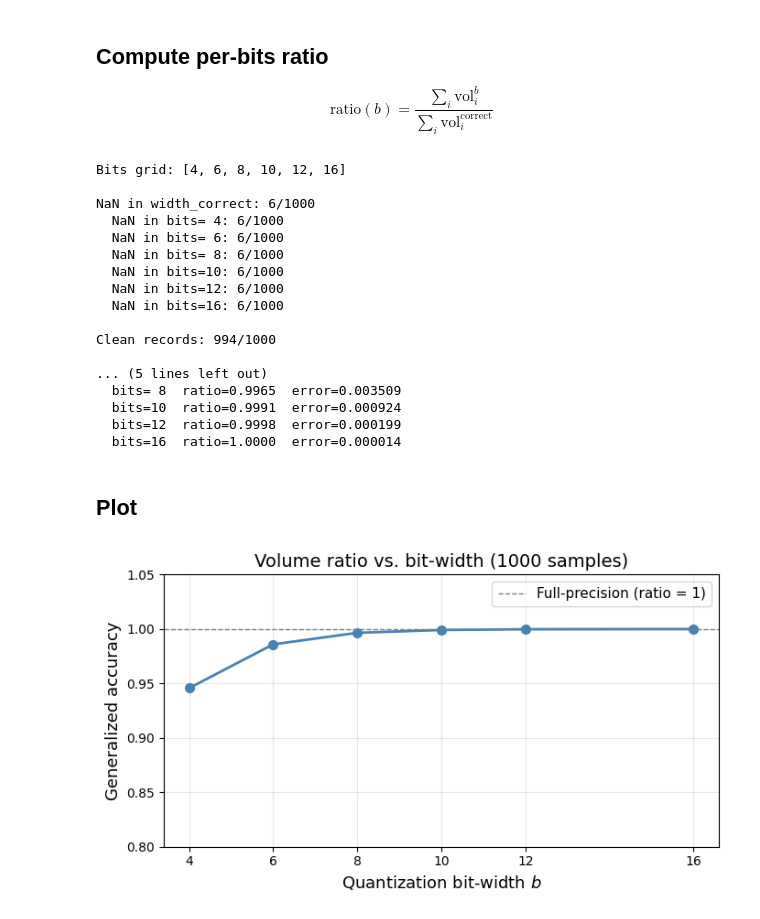
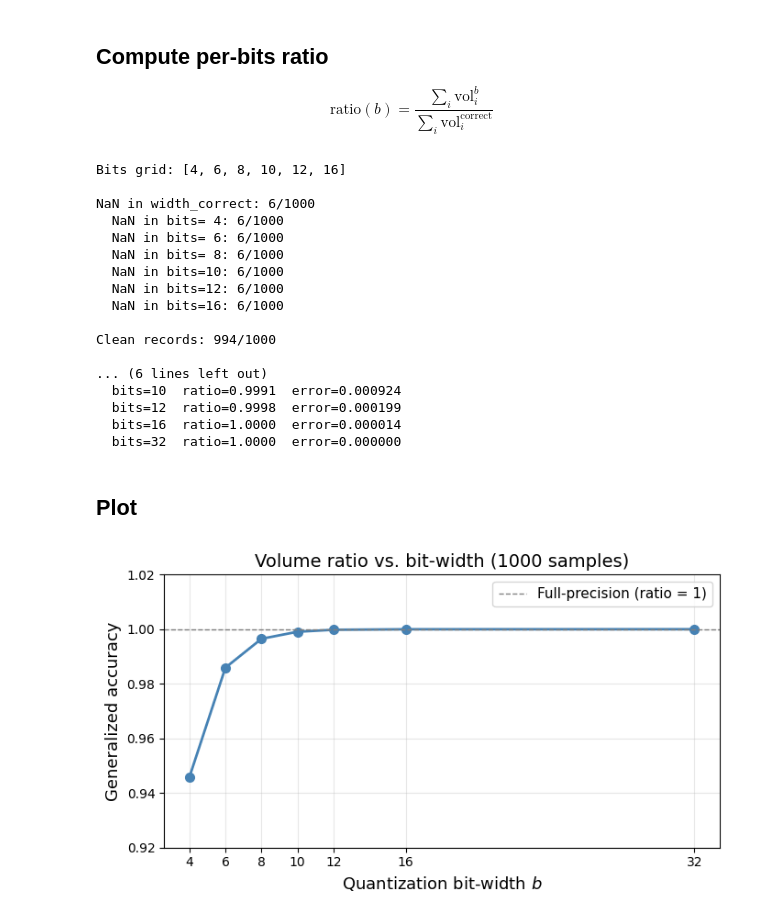
Before and after one commit to JeremCab/ErrorVolumePolytopes, a Jupyter notebook: notebooks/plot_volumes.ipynb, the cells around one changed output. Saved outputs shown, nothing was run; the diff lists cells and outputs as text; code cells hidden in the pictures.

Commit message:
Update notebook for computing results: add 32 bits perfect point in the plot.

```diff
--- a/notebooks/plot_volumes.ipynb
+++ b/notebooks/plot_volumes.ipynb
@@ -86,6 +86,9 @@ ratios = {
     for b in bits_grid
 }
 
+# Add perfect 32-bit ratio for reference
+ratios[32] = 1.0
+
 print(f"\nSum of correct widths over {len(clean)} samples: {sum_correct:.4f}")
 print("\nRatios:")
 for b, ratio in ratios.items():
@@ -103,38 +106,38 @@ NaN in width_correct: 6/1000
 
 Clean records: 994/1000
 
-... (5 lines left out)
-  bits= 8  ratio=0.9965  error=0.003509
+... (6 lines left out)
   bits=10  ratio=0.9991  error=0.000924
   bits=12  ratio=0.9998  error=0.000199
   bits=16  ratio=1.0000  error=0.000014
+  bits=32  ratio=1.0000  error=0.000000
 # %% [markdown]
 ## Plot
 # %%
-bits_arr  = np.array(bits_grid)
-ratio_arr = np.array([ratios[b] for b in bits_grid])
+bits_arr  = list(np.array(bits_grid)) + [32]  # add 32-bit reference
+ratio_arr = np.array([ratios[b] for b in bits_arr])
 
 fig, ax = plt.subplots(figsize=(7, 4))
 
 ax.plot(bits_arr, ratio_arr, marker="o", linewidth=2, markersize=7, color="steelblue")
 ax.axhline(1.0, color="gray", linestyle="--", linewidth=1, label="Full-precision (ratio = 1)")
 
 ax.set_xlabel("Quantization bit-width $b$", fontsize=13)
 ax.set_ylabel(
     "Generalized accuracy",
     fontsize=13,
 )
 ax.set_title(
     f"Volume ratio vs. bit-width ({len(records)} samples)",
     fontsize=14,
 )
 ax.set_xticks(bits_arr)
-ax.set_ylim(0.8, 1.05)
+ax.set_ylim(0.92, 1.02)
 ax.legend(fontsize=11)
 ax.grid(True, alpha=0.3)
 
 plt.tight_layout()
 plt.savefig(RESULTS_DIR / "volumes_ratio.pdf", bbox_inches="tight")
 plt.show()
 # %% [output]
-[figure, old version]
+[figure, new version]
```
